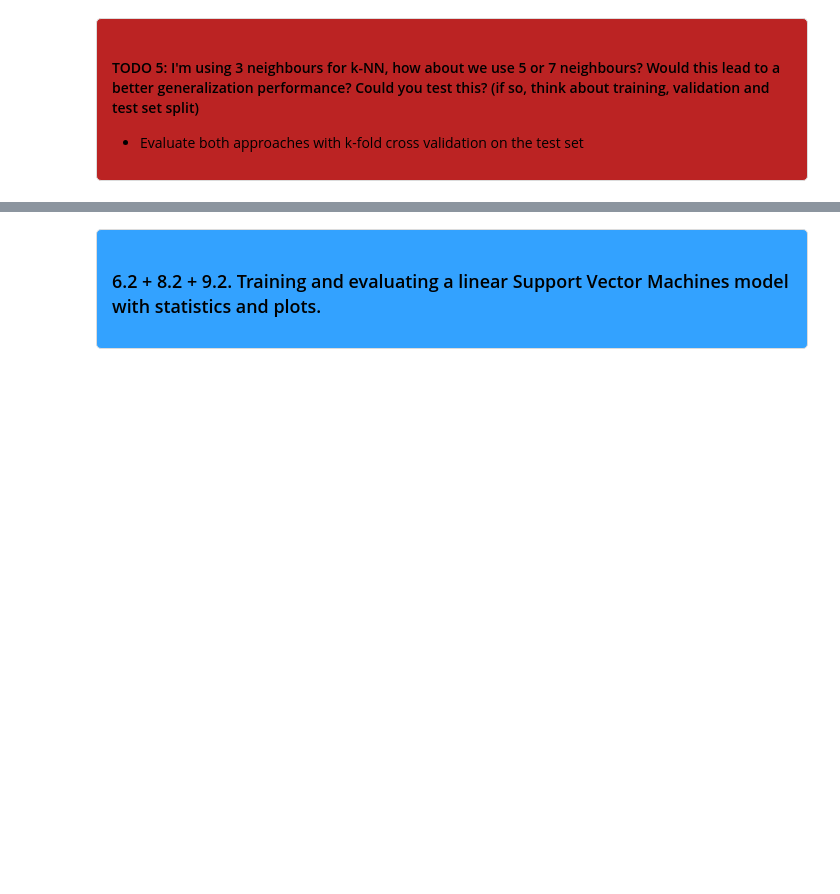
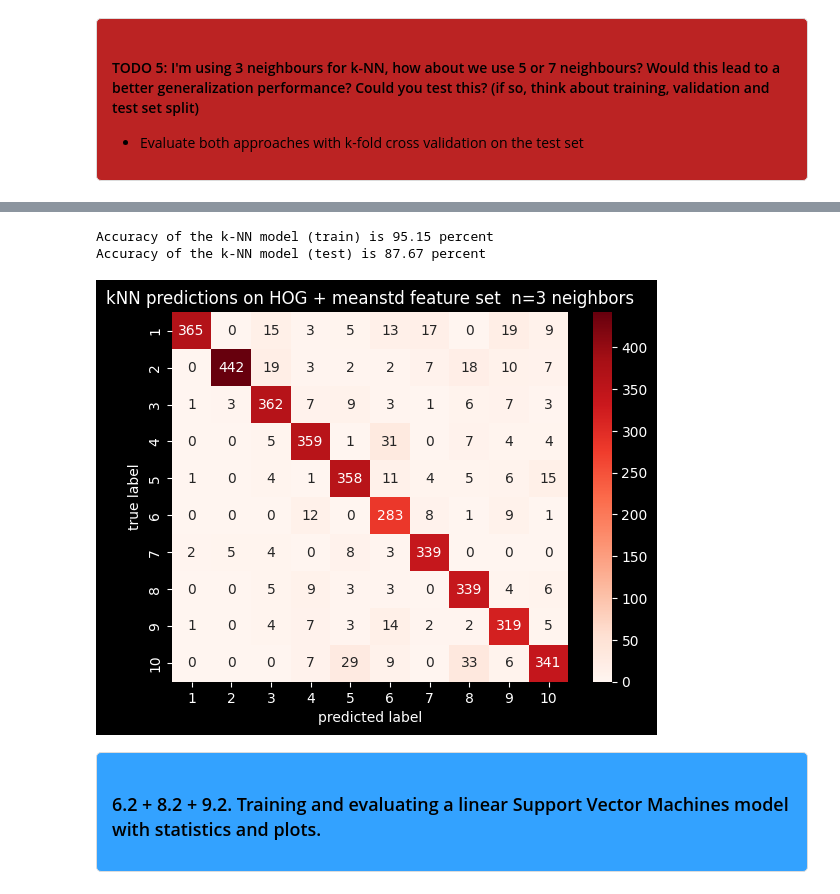
Before and after one commit to Victor-L-Almgren/Collaboration-Repo, a Jupyter notebook: Applied machine learning/Module 1/Lab 1.ipynb, the cells around one changed output, grey strips where cells are left out. Drawn from its saved outputs; the diff is of its cells as text; code cells hidden in the pictures; blank space fills up the shorter version.

```diff
--- a/Applied machine learning/Module 1/Lab 1.ipynb
+++ b/Applied machine learning/Module 1/Lab 1.ipynb
@@ -305,3 +347,23 @@ Accuracy of the k-NN model (test) is 82.75 percent
+# %%
+# Train a kNN model on meanstd features
+
+kNN_meanstd = KNeighborsClassifier(n_neighbors=3)
+kNN_meanstd.fit(X_train_meanstd_normalized, y_train)
+print("Accuracy of the k-NN model (train) is %2.2f percent " % float(kNN_meanstd.score(X_train_meanstd_normalized, y_train)*100.0))
+print("Accuracy of the k-NN model (test) is %2.2f percent" % float(kNN_meanstd.score(X_test_meanstd_normalized, y_test)*100.0))
+
+kNN_predictions_meanstd = kNN_meanstd.predict(X_test_meanstd_normalized)
+
+kNN_cm_meanstd = confusion_matrix(kNN_predictions_meanstd, y_test)
+sns.heatmap(kNN_cm_meanstd, annot=True, fmt='d', cmap="Reds", xticklabels=range(1,11), yticklabels=range(1,11))
+plt.title("kNN predictions on HOG + meanstd feature set  n=3 neighbors")
+plt.xlabel("predicted label")
+plt.ylabel("true label")
+plt.show()
+# %% [output]
+Accuracy of the k-NN model (train) is 95.15 percent
+Accuracy of the k-NN model (test) is 87.67 percent
+[figure, added]
 # %% [markdown]
 <div style="background-color: #33a2ff; padding: 15px; border-radius: 5px; border: 1px solid #dcdcdc;">
 
```
Also changed, not shown: parts of 13 cells of this notebook.
